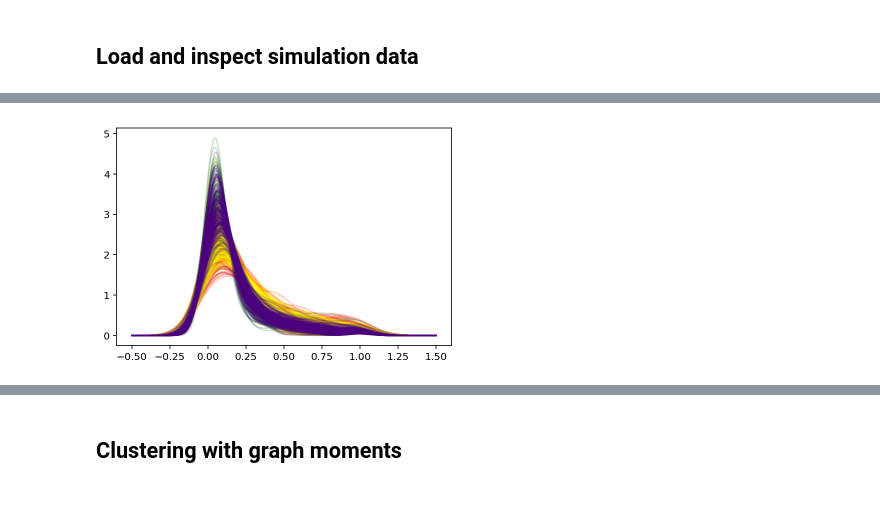
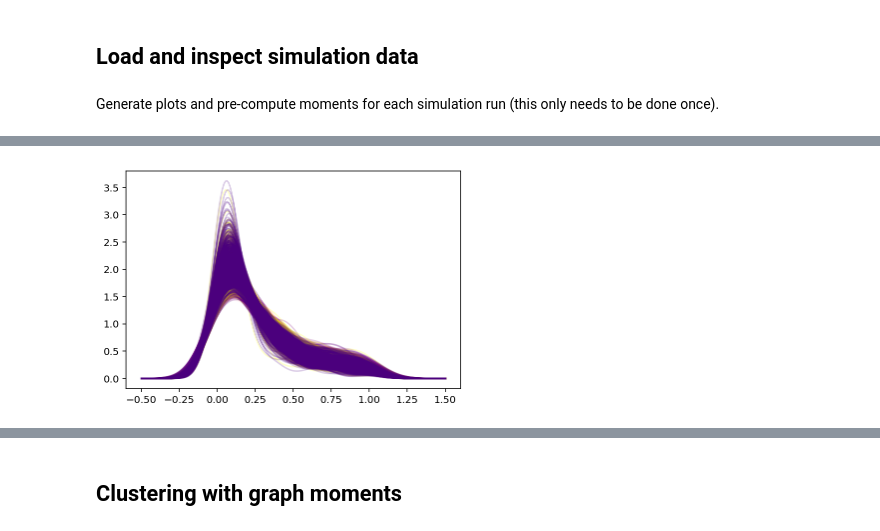
Before and after one commit to ryneches/ManyTrees, a Jupyter notebook: ManyTrees.ipynb, the cells around one changed output, grey strips where cells are left out. Drawn from its saved outputs; the diff is of its cells as text; code cells hidden in the pictures; blank space fills up the shorter version.

Commit message:
new simulation set -- an improvement

```diff
--- a/ManyTrees.ipynb
+++ b/ManyTrees.ipynb
@@ -14,0 +39,2 @@ from pyprind import ProgBar
+# %% [markdown]
+Generate plots and pre-compute moments for each simulation run (this only needs to be done once).
@@ -15,66 +188,12 @@ from pyprind import ProgBar
 # %%
-X = linspace( -0.5, 1.5, 200 )
-
-path_noswitch_slow     = { 'path'  : 'simulations/noswitch_slow/',
-                           'label' : 'noswitch_slow',
-                           'switch': 'none',
-                           'g_evol': 'slow',
-                           'color' : 'red' }
-path_noswitch_balanced = { 'path'  : 'simulations/noswitch_balanced/',
-                           'label' : 'noswitch_balanced',
-                           'switch': 'none',
-                           'g_evol': 'balanced',
-                           'color' : 'blue' }
-path_noswitch_fast     = { 'path'  : 'simulations/noswitch_fast/',
-                           'label' : 'noswitch_fast',
-                           'switch': 'none',
-                           'g_evol': 'fast',
-                           'color' : 'green' }
-
-path_slowswitch_slow     = { 'path'  : 'simulations/slowswitch_slow/',
-                             'label' : 'slowswitch_slow',
-                             'switch': 'slow',
-                             'g_evol': 'slow',
-                             'color' : 'pink' }
-path_slowswitch_balanced = { 'path'  : 'simulations/slowswitch_balanced/',
-                             'label' : 'slowswitch_balanced',
-                             'switch': 'slow',
-                             'g_evol': 'balanced',
-                             'color' : 'black' }
-path_slowswitch_fast     = { 'path'  : 'simulations/slowswitch_fast/',
-                             'label' : 'slowswitch_fast',
-                             'switch': 'slow',
-                             'g_evol': 'fast',
-                             'color' : 'purple' }
-
-path_fastswitch_slow     = { 'path'  : 'simulations/fastswitch_slow/',
-                             'label' : 'fastswitch_slow',
-                             'switch': 'fast',
-                             'g_evol': 'slow',
-                             'color' : 'yellow' }
-path_fastswitch_balanced = { 'path'  : 'simulations/fastswitch_balanced/',
-                             'label' : 'fastswitch_balanced',
-                             'switch': 'fast',
-                             'g_evol': 'balanced',
-                             'color' : 'brown' }
-path_fastswitch_fast     = { 'path'  : 'simulations/fastswitch_fast/',
-                             'label' : 'fastswitch_fast',
-                             'switch': 'fast',
-                             'g_evol': 'fast',
-                             'color' : 'indigo' }
-
-#allsims = [ path_noswitch_slow,   path_noswitch_balanced,   path_noswitch_fast,
-#            path_slowswitch_slow, path_slowswitch_balanced, path_slowswitch_fast,
-#            path_fastswitch_slow, path_fastswitch_balanced, path_fastswitch_fast]
-
-allsims = [ path_noswitch_slow,    path_noswitch_fast,
-            path_fastswitch_slow,  path_fastswitch_fast]
-
 moments = []
 data = []
 spectra = []
 SLTs = []
 igraphs = []
+
+bandwidth = 0.4
+X = linspace( -0.5, 1.5, 200 )
 
 p = ProgBar( sum( [ len(i) for i in [ listdir(sim['path']) for sim in allsims ] ] ),
              title='reading data, building graphs...' )
@@ -87,14 +206,12 @@ for sim in allsims :
         path = sim['path'] + run + '/'
 
         # read the calculated eigenvalues, build density distribution
-        eg = array( map( float, open( path + 'eigenvalues.csv').readline().split()[1].split(',') ) )
+        eg = array( list( map( float, open( path + 'eigenvalues.csv').readline().split()[1].split(',') ) ) )
         density = gaussian_kde( eg/max(eg), bw_method=0.4 ).pdf( X )
 
         # read the calculated moments, build a DataFrame row
         moments.append( pandas.read_csv( path + 'moments.csv' ) )
-        d = pandas.read_csv( path + 'data.csv' )
-        d = pandas.DataFrame([sim]).join(d)
-        data.append( d )
+        data.append( pandas.DataFrame([sim]) )
 
         # plot the spectral densities
         spectra.append( density )
@@ -105,6 +222,7 @@ for sim in allsims :
         T2 = SuchTree( path + 'guest.relaxed.tree' )
         LK = pandas.read_csv( path + 'links.csv', index_col=0 )
         SLT = SuchLinkedTrees( T1, T2, LK )
+
         SLTs.append( SLT )
         igraphs.append( SLT.to_igraph() )
 
@@ -119,4 +237,4 @@ Total time elapsed: 00:00:16
-[figure, old version]
+[figure, new version]
 # %%
 q = moments.join(data)
 q.head()
```
Also changed, not shown: parts of 56 cells of this notebook, 12 other files.
